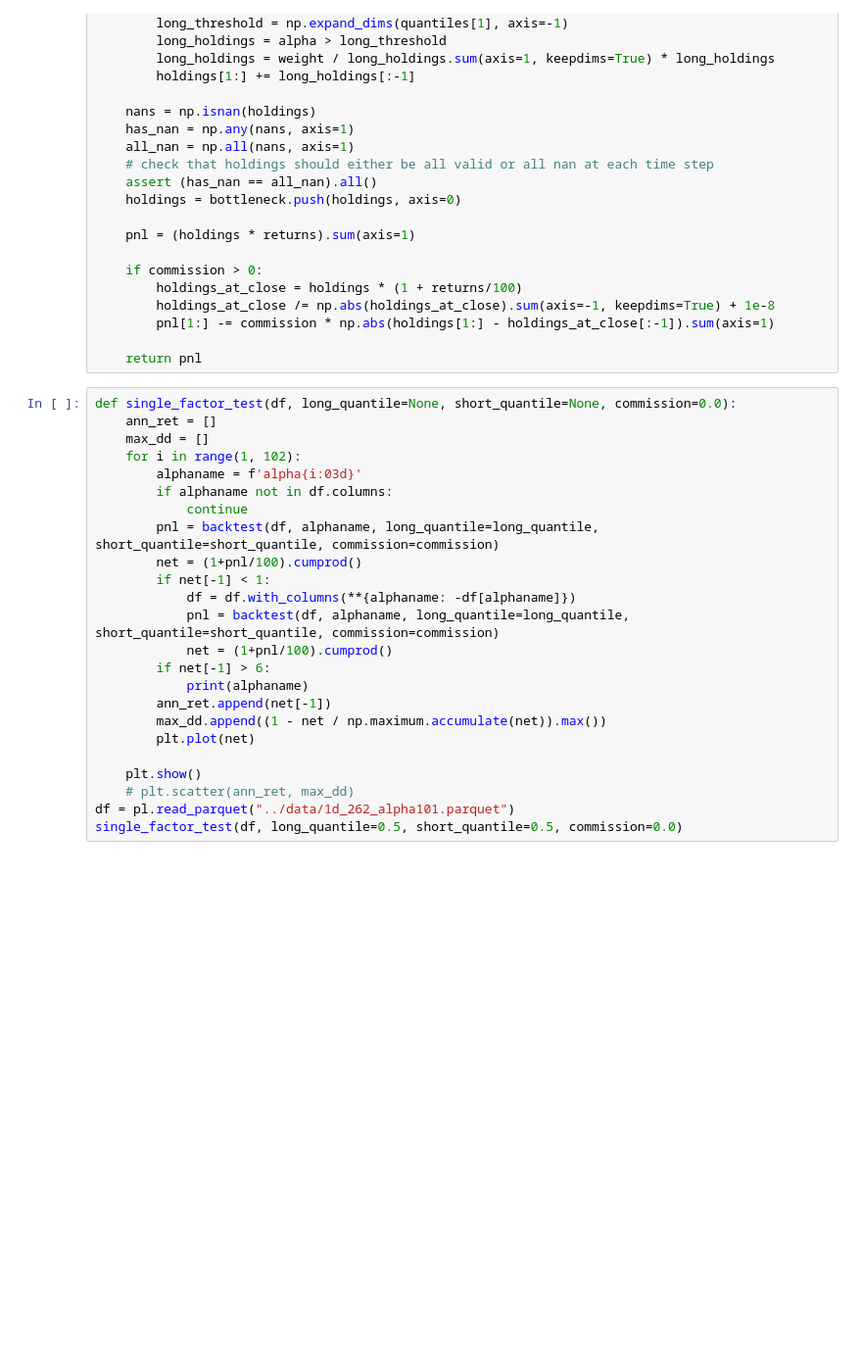
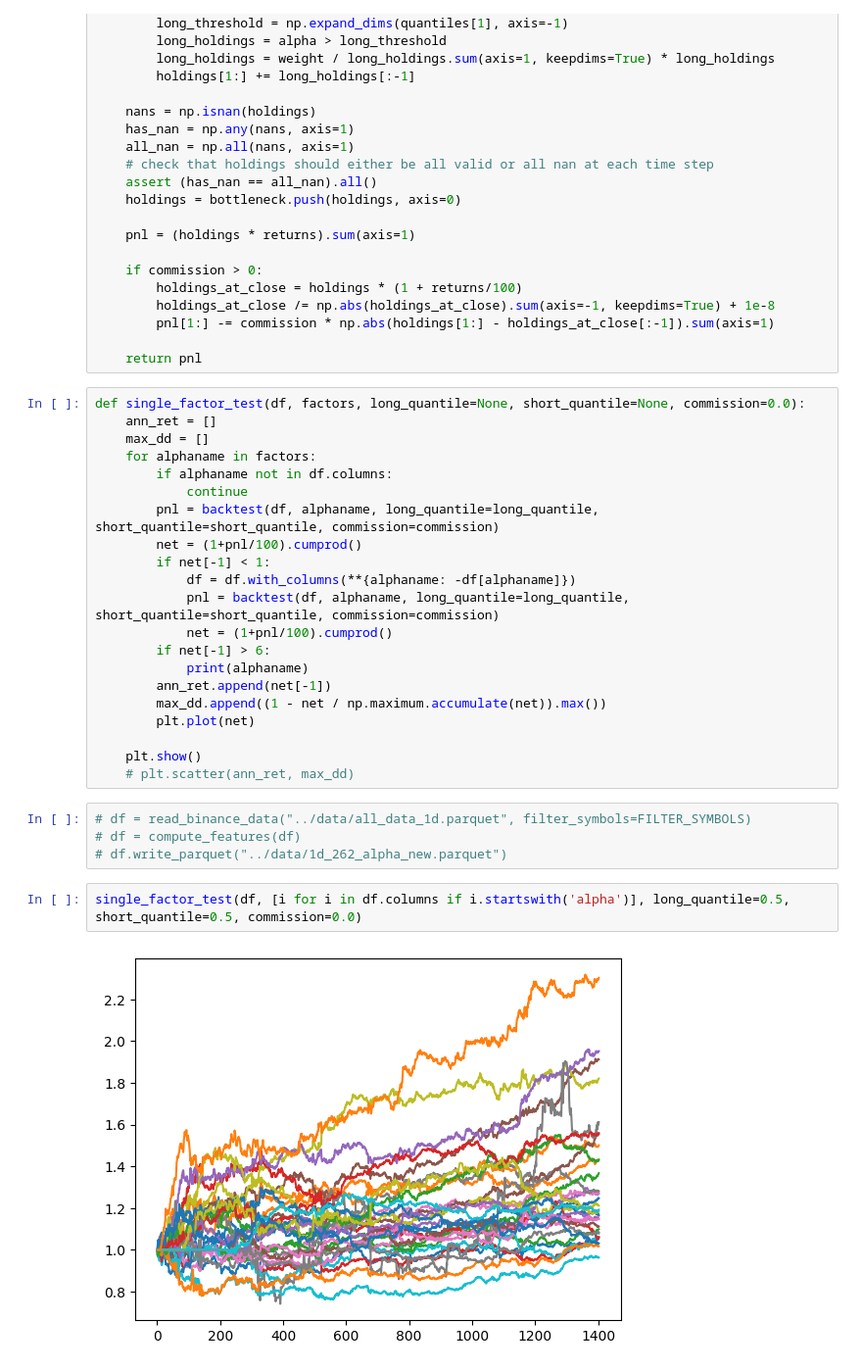
Before and after one commit to piiswrong/riskmatrix, a Jupyter notebook: notebooks/test.ipynb, the cells around one changed output. Shown at 98% size. Drawn from its saved outputs; the diff is of its cells as text; blank space fills up the shorter version.

```diff
--- a/notebooks/test.ipynb
+++ b/notebooks/test.ipynb
@@ -184,11 +125,10 @@ def backtest(df, alphaname, long_quantile=None, short_quantile=None, commission=
 
     return pnl
 # %%
-def single_factor_test(df, long_quantile=None, short_quantile=None, commission=0.0):
+def single_factor_test(df, factors, long_quantile=None, short_quantile=None, commission=0.0):
     ann_ret = []
     max_dd = []
-    for i in range(1, 102):
-        alphaname = f'alpha{i:03d}'
+    for alphaname in factors:
         if alphaname not in df.columns:
             continue
         pnl = backtest(df, alphaname, long_quantile=long_quantile, short_quantile=short_quantile, commission=commission)
@@ -205,7 +145,13 @@ def single_factor_test(df, long_quantile=None, short_quantile=None, commission=0
 
     plt.show()
     # plt.scatter(ann_ret, max_dd)
-df = pl.read_parquet("../data/1d_262_alpha101.parquet")
-single_factor_test(df, long_quantile=0.5, short_quantile=0.5, commission=0.0)
+# %%
+# df = read_binance_data("../data/all_data_1d.parquet", filter_symbols=FILTER_SYMBOLS)
+# df = compute_features(df)
+# df.write_parquet("../data/1d_262_alpha_new.parquet")
+# %%
+single_factor_test(df, [i for i in df.columns if i.startswith('alpha')], long_quantile=0.5, short_quantile=0.5, commission=0.0)
+# %% [output]
+[figure, added]
 # %%
 
```
Also changed, not shown: parts of 9 cells of this notebook, 1 other file.
